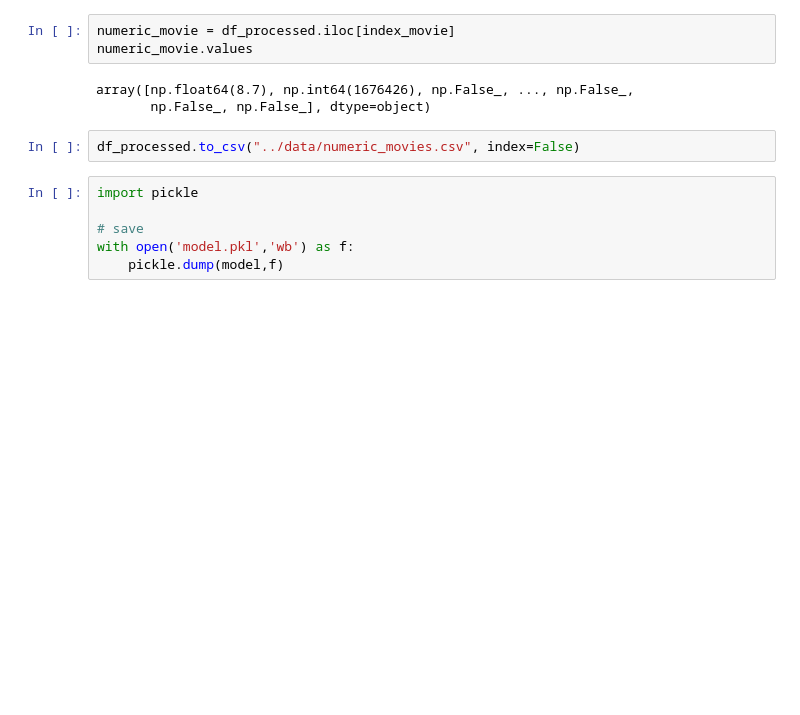
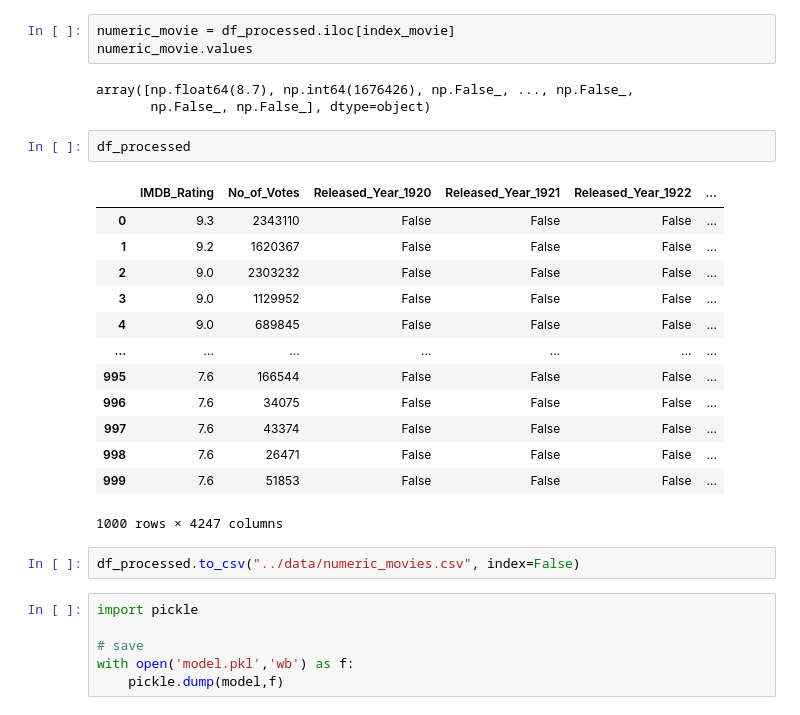
Before and after one commit to andreshdz1/movie-recommendation, a Jupyter notebook: notebooks/data_preprocess.ipynb, the cells around one changed output. Saved outputs shown, nothing was run; the diff lists cells and outputs as text; blank space fills up the shorter version.

```diff
--- a/notebooks/data_preprocess.ipynb
+++ b/notebooks/data_preprocess.ipynb
@@ -119,6 +119,22 @@ numeric_movie.values
 # %% [output]
 array([np.float64(8.7), np.int64(1676426), np.False_, ..., np.False_,
        np.False_, np.False_], dtype=object)
+# %%
+df_processed
+# %% [output]
+|  | IMDB_Rating | No_of_Votes | Released_Year_1920 | Released_Year_1921 | Released_Year_1922 | ... |
+| 0 | 9.3 | 2343110 | False | False | False | ... |
+| 1 | 9.2 | 1620367 | False | False | False | ... |
+| 2 | 9.0 | 2303232 | False | False | False | ... |
+| 3 | 9.0 | 1129952 | False | False | False | ... |
+| 4 | 9.0 | 689845 | False | False | False | ... |
+| ... | ... | ... | ... | ... | ... | ... |
+| 995 | 7.6 | 166544 | False | False | False | ... |
+| 996 | 7.6 | 34075 | False | False | False | ... |
+| 997 | 7.6 | 43374 | False | False | False | ... |
+| 998 | 7.6 | 26471 | False | False | False | ... |
+| 999 | 7.6 | 51853 | False | False | False | ... |
+1000 rows × 4247 columns
 # %%
 df_processed.to_csv("../data/numeric_movies.csv", index=False)
 # %%
```
Also changed, not shown: parts of 2 cells of this notebook, 1 other file.
